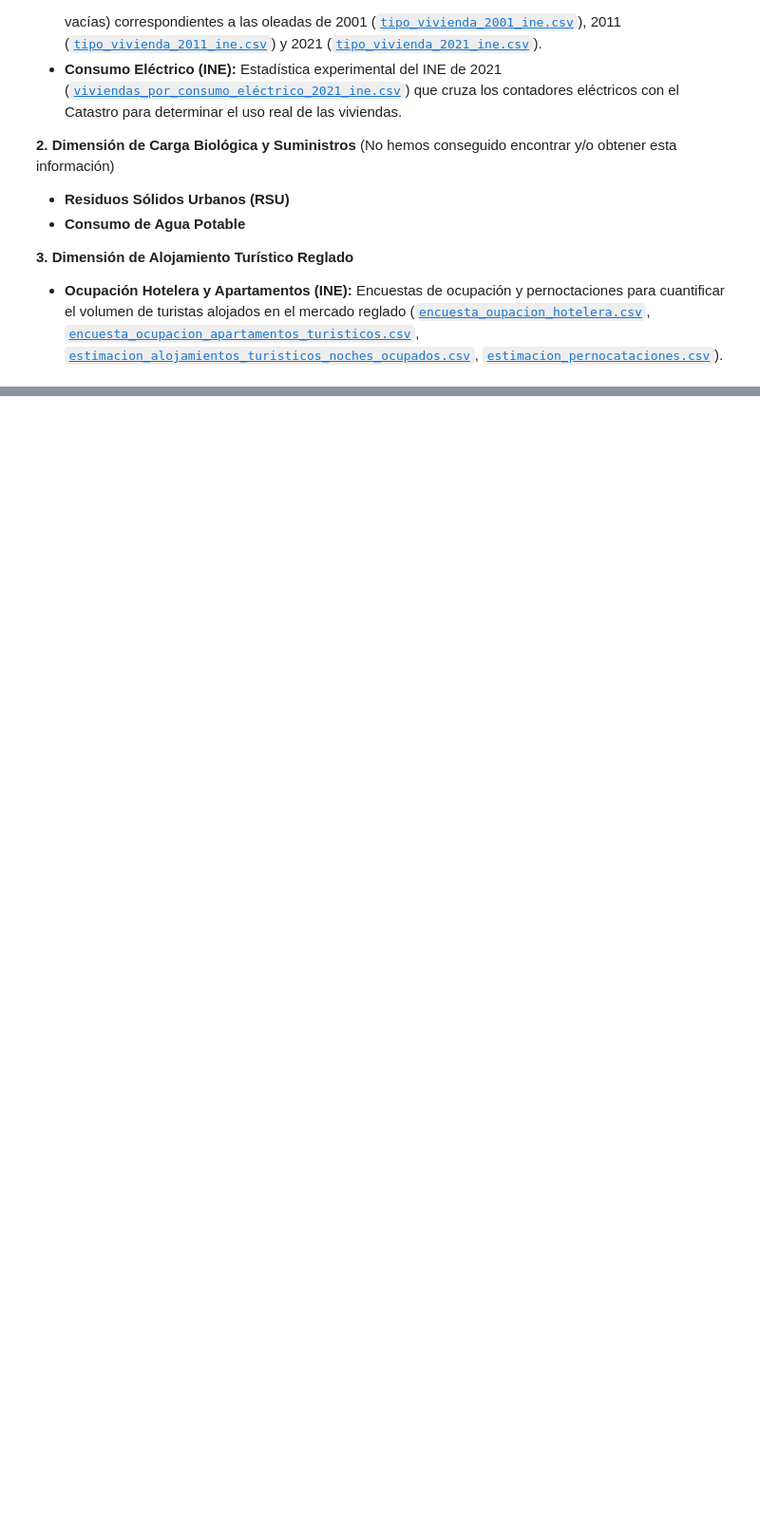
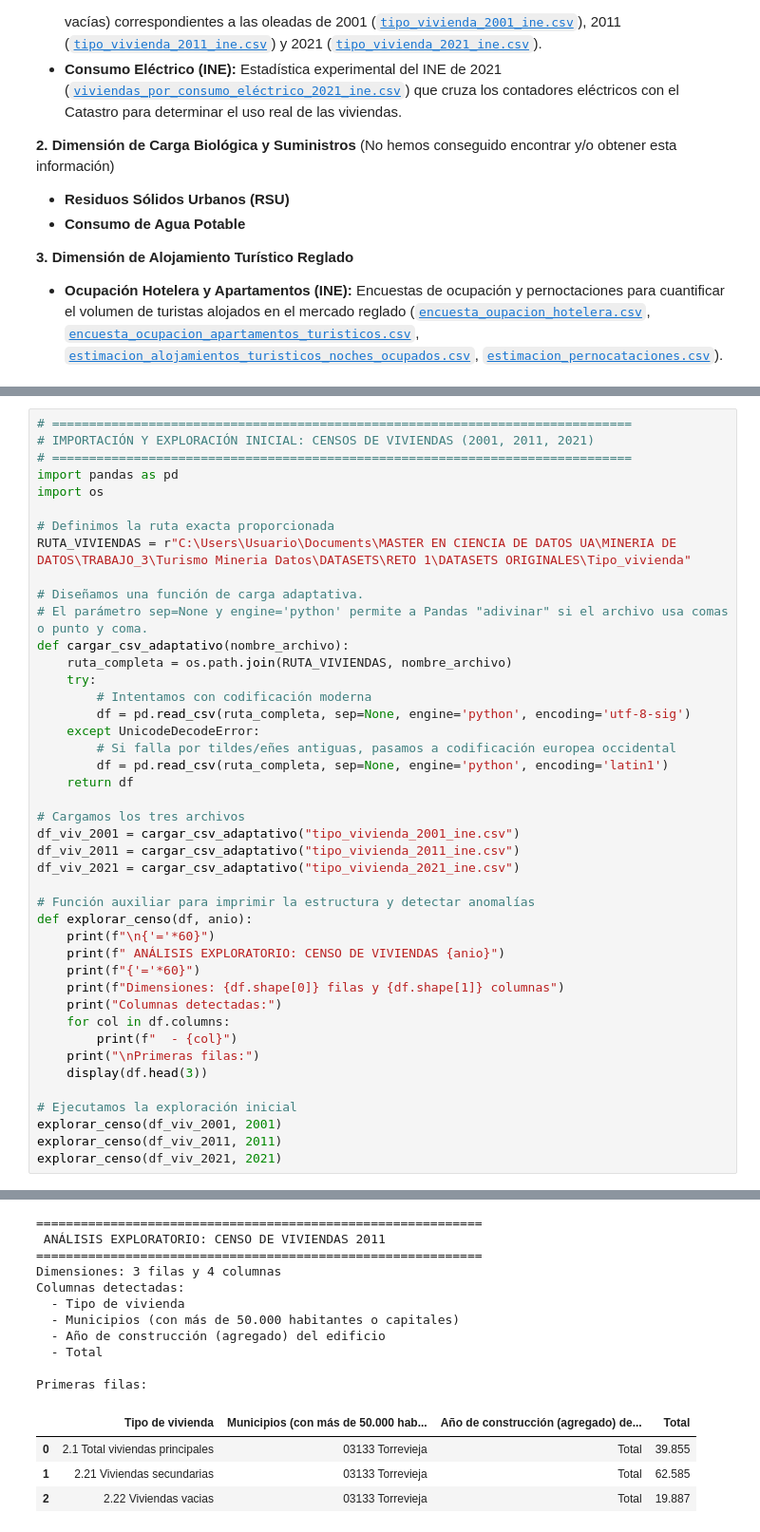
Before and after one commit to MalenaSancho/Turismo-Mineria-Datos, a Jupyter notebook: DATASETS/RETO 1/RETO_1.ipynb, the cells around one changed output, grey strips where cells are left out. Shown at 95% size. Saved outputs shown, nothing was run; the diff lists cells and outputs as text; blank space fills up the shorter version.

```diff
--- a/DATASETS/RETO 1/RETO_1.ipynb
+++ b/DATASETS/RETO 1/RETO_1.ipynb
@@ -1035,0 +1042,44 @@ Validamos nuestra estimación cruzando el modelo con variables *proxy*; es decir
+# %%
+# ==============================================================================
+# IMPORTACIÓN Y EXPLORACIÓN INICIAL: CENSOS DE VIVIENDAS (2001, 2011, 2021)
+# ==============================================================================
+import pandas as pd
+import os
+
+# Definimos la ruta exacta proporcionada
+RUTA_VIVIENDAS = r"C:\Users\Usuario\Documents\MASTER EN CIENCIA DE DATOS UA\MINERIA DE DATOS\TRABAJO_3\Turismo Mineria Datos\DATASETS\RETO 1\DATASETS ORIGINALES\Tipo_vivienda"
+
+# Diseñamos una función de carga adaptativa.
+# El parámetro sep=None y engine='python' permite a Pandas "adivinar" si el archivo usa comas o punto y coma.
+def cargar_csv_adaptativo(nombre_archivo):
+    ruta_completa = os.path.join(RUTA_VIVIENDAS, nombre_archivo)
+    try:
+        # Intentamos con codificación moderna
+        df = pd.read_csv(ruta_completa, sep=None, engine='python', encoding='utf-8-sig')
+    except UnicodeDecodeError:
+        # Si falla por tildes/eñes antiguas, pasamos a codificación europea occidental
+        df = pd.read_csv(ruta_completa, sep=None, engine='python', encoding='latin1')
+    return df
+
+# Cargamos los tres archivos
+df_viv_2001 = cargar_csv_adaptativo("tipo_vivienda_2001_ine.csv")
+df_viv_2011 = cargar_csv_adaptativo("tipo_vivienda_2011_ine.csv")
+df_viv_2021 = cargar_csv_adaptativo("tipo_vivienda_2021_ine.csv")
+
+# Función auxiliar para imprimir la estructura y detectar anomalías
+def explorar_censo(df, anio):
+    print(f"\n{'='*60}")
+    print(f" ANÁLISIS EXPLORATORIO: CENSO DE VIVIENDAS {anio}")
+    print(f"{'='*60}")
+    print(f"Dimensiones: {df.shape[0]} filas y {df.shape[1]} columnas")
+    print("Columnas detectadas:")
+    for col in df.columns:
+        print(f"  - {col}")
+    print("\nPrimeras filas:")
+    display(df.head(3))
+
+# Ejecutamos la exploración inicial
+explorar_censo(df_viv_2001, 2001)
+explorar_censo(df_viv_2011, 2011)
+explorar_censo(df_viv_2021, 2021)
+# %% [output]
@@ -1035,0 +1101,15 @@ Validamos nuestra estimación cruzando el modelo con variables *proxy*; es decir
+============================================================
+ ANÁLISIS EXPLORATORIO: CENSO DE VIVIENDAS 2011
+============================================================
+Dimensiones: 3 filas y 4 columnas
+Columnas detectadas:
+  - Tipo de vivienda
+  - Municipios (con más de 50.000 habitantes o capitales)
+  - Año de construcción (agregado) del edificio
+  - Total
+
+Primeras filas:
+|  | Tipo de vivienda | Municipios (con más de 50.000 hab... | Año de construcción (agregado) de... | Total |
+| 0 | 2.1 Total viviendas principales | 03133 Torrevieja | Total | 39.855 |
+| 1 | 2.21 Viviendas secundarias | 03133 Torrevieja | Total | 62.585 |
+| 2 | 2.22 Viviendas vacias | 03133 Torrevieja | Total | 19.887 |
```
Also changed, not shown: parts of 16 cells of this notebook.
